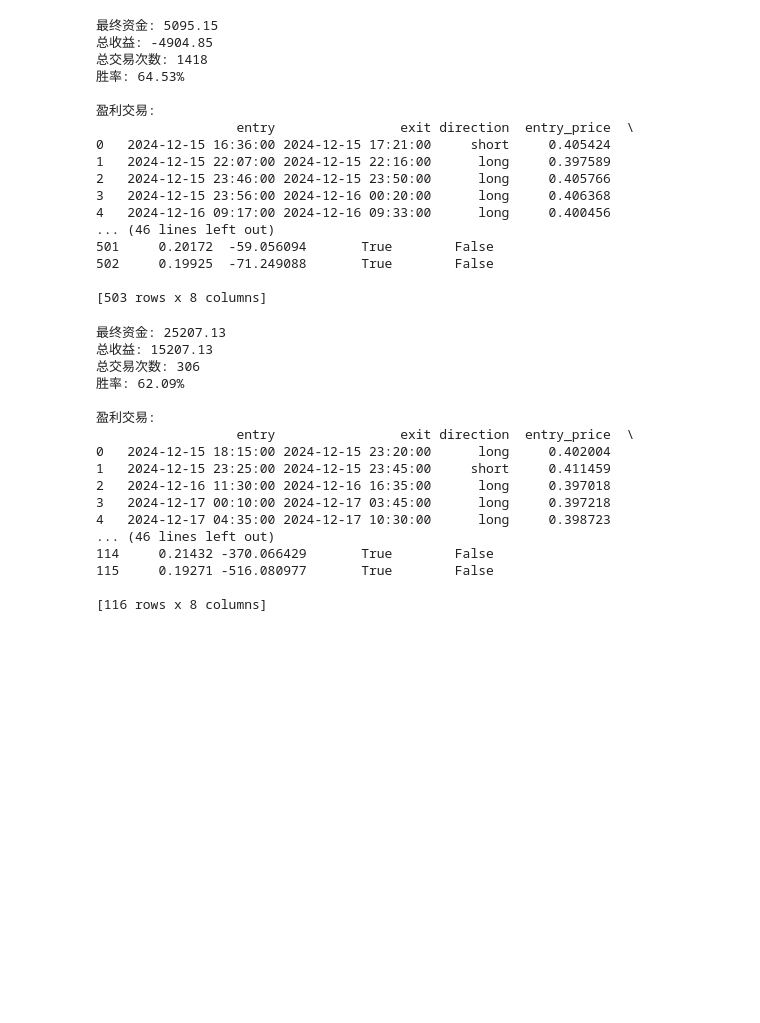
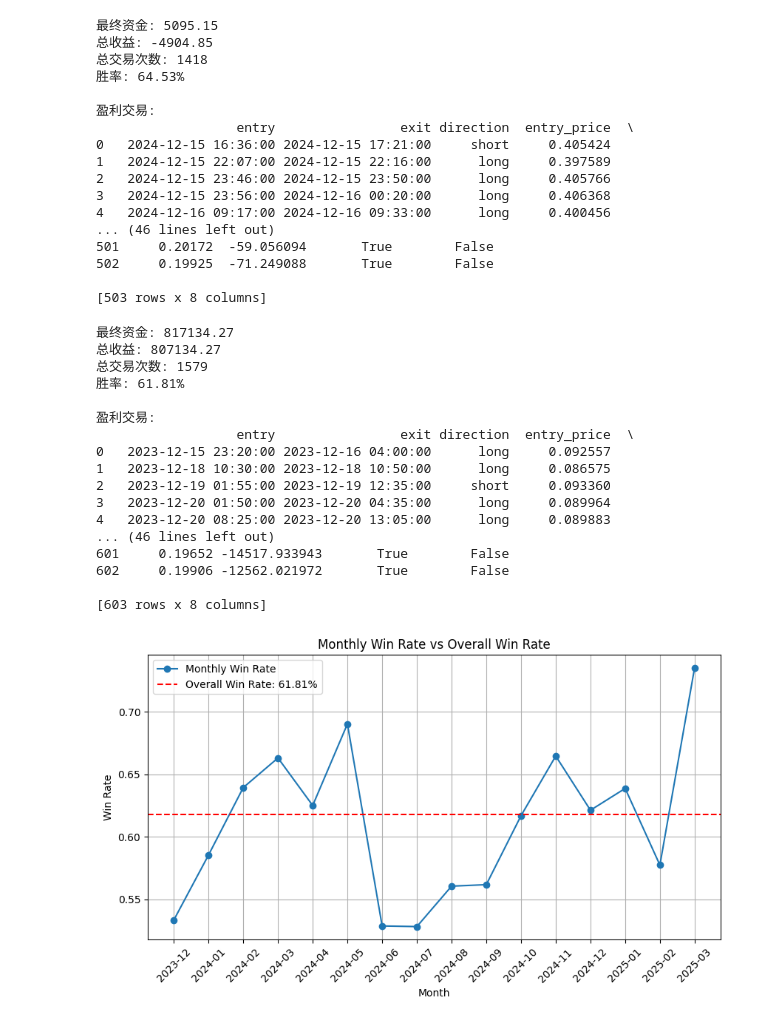
Before and after one commit to KYLEEE519/MachineLearning-HedgeFund, a Jupyter notebook: Data/test.ipynb, the cells around one changed output. Cells and saved outputs as stored; diff of their text form; code cells hidden in the pictures; blank space fills up the shorter version.

```diff
--- a/Data/test.ipynb
+++ b/Data/test.ipynb
@@ -668,7 +716,7 @@ import numpy as np
 initial_balance = 10000  # 初始资金
 leverage = 10            # 杠杆倍数
 position_ratio = 0.1     # 仓位比例
-fee_rate = 0.0005        # 手续费率
+fee_rate = 0.00065        # 手续费率
 stop_loss_ratio = 0.015   # 止损比例（总资金的10%）
 bb_window = 20           # 布林带周期
 bb_std_mult = 3          # 标准差倍数
@@ -815,21 +863,45 @@ def backtest_strategy(df):
 df = pd.read_csv('merged_kline.csv', parse_dates=['timestamp'])
 results = backtest_strategy(df_resampled)
 # %% [output]
-最终资金: 25207.13
-总收益: 15207.13
-总交易次数: 306
-胜率: 62.09%
+最终资金: 817134.27
+总收益: 807134.27
+总交易次数: 1579
+胜率: 61.81%
 
 盈利交易:
                   entry                exit direction  entry_price  \
-0   2024-12-15 18:15:00 2024-12-15 23:20:00      long     0.402004
-1   2024-12-15 23:25:00 2024-12-15 23:45:00     short     0.411459
-2   2024-12-16 11:30:00 2024-12-16 16:35:00      long     0.397018
-3   2024-12-17 00:10:00 2024-12-17 03:45:00      long     0.397218
-4   2024-12-17 04:35:00 2024-12-17 10:30:00      long     0.398723
+0   2023-12-15 23:20:00 2023-12-16 04:00:00      long     0.092557
+1   2023-12-18 10:30:00 2023-12-18 10:50:00      long     0.086575
+2   2023-12-19 01:55:00 2023-12-19 12:35:00     short     0.093360
+3   2023-12-20 01:50:00 2023-12-20 04:35:00      long     0.089964
+4   2023-12-20 08:25:00 2023-12-20 13:05:00      long     0.089883
 ... (46 lines left out)
-114     0.21432 -370.066429       True        False
-115     0.19271 -516.080977       True        False
+601     0.19652 -14517.933943       True        False
+602     0.19906 -12562.021972       True        False
 
-[116 rows x 8 columns]
+[603 rows x 8 columns]
+# %%
+import matplotlib.pyplot as plt
+# 确保 'entry' 是 datetime 格式
+results["entry"] = pd.to_datetime(results["entry"])
+
+# 计算整体胜率
+total_win_rate = (results["pnl"] > 0).mean()
+
+# 计算每个月的胜率
+monthly_win_rate = results.groupby(results["entry"].dt.to_period("M"))["pnl"].apply(lambda x: (x > 0).mean())
+
+# 可视化
+plt.figure(figsize=(10, 5))
+plt.plot(monthly_win_rate.index.astype(str), monthly_win_rate, marker='o', linestyle='-', label="Monthly Win Rate")
+plt.axhline(total_win_rate, color='r', linestyle="--", label=f"Overall Win Rate: {total_win_rate:.2%}")
+
+plt.xlabel("Month")
+plt.ylabel("Win Rate")
+plt.title("Monthly Win Rate vs Overall Win Rate")
+plt.legend()
+plt.xticks(rotation=45)
+plt.grid(True)
+# %% [output]
+[figure, added]
 # %%
```
Also changed, not shown: parts of 3 cells of this notebook, 2 other files.
